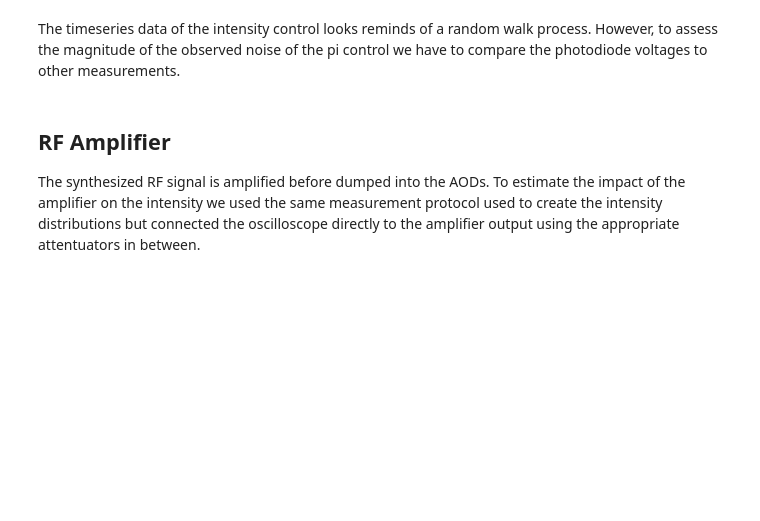
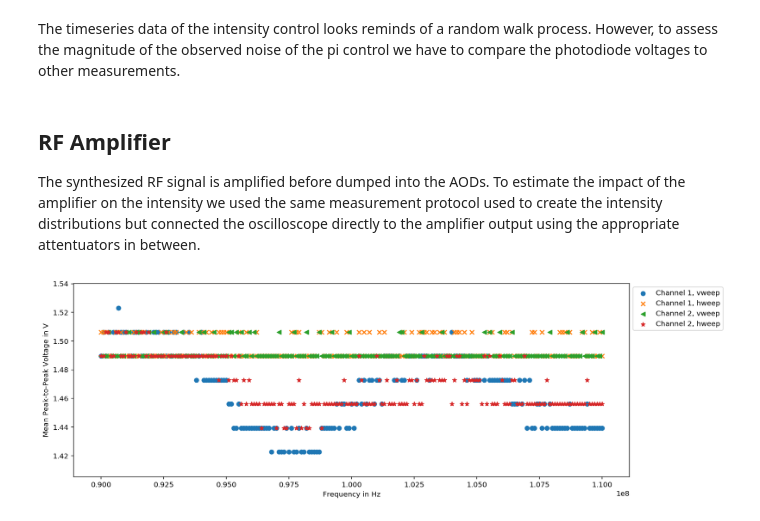
Before and after one commit to bodokaiser/bachelor-thesis, a Jupyter notebook: notebooks/Parameters.ipynb, the cells around one changed output. Saved outputs shown, nothing was run; the diff lists cells and outputs as text; code cells hidden in the pictures; blank space fills up the shorter version.

```diff
--- a/notebooks/Parameters.ipynb
+++ b/notebooks/Parameters.ipynb
@@ -42,3 +42,31 @@ The timeseries data of the intensity control looks reminds of a random walk proc
 ## RF Amplifier
 
 The synthesized RF signal is amplified before dumped into the AODs. To estimate the impact of the amplifier on the intensity we used the same measurement protocol used to create the intensity distributions but connected the oscilloscope directly to the amplifier output using the appropriate attentuators in between.
+# %%
+# can be found by using np.argwhere with time near -1 and +1 seconds
+start, stop = (19355, 45161)
+
+def peaktopeak(x):
+    return x.max() - x.min()
+
+rfamplifier = read.voltages('../datasets/rfamplifier0')
+rfamplifier['mean_voltage'] = rfamplifier['voltage'].map(lambda U: peaktopeak(U[start:stop]))
+rfamplifier.head(5)
+
+ch1v = rfamplifier[(rfamplifier['channel'] == 1) & (rfamplifier['mode'] == 'vertical')]
+ch1h = rfamplifier[(rfamplifier['channel'] == 1) & (rfamplifier['mode'] == 'horizontal')]
+
+ch2v = rfamplifier[(rfamplifier['channel'] == 2) & (rfamplifier['mode'] == 'vertical')]
+ch2h = rfamplifier[(rfamplifier['channel'] == 2) & (rfamplifier['mode'] == 'horizontal')]
+
+plt.figure(figsize=(14, 5))
+plt.xlabel('Frequency in Hz')
+plt.ylabel('Mean Peak-to-Peak Voltage in V')
+plt.scatter(ch1v['frequency'], ch1v['mean_voltage'], label='Channel 1, vweep')
+plt.scatter(ch1h['frequency'], ch1h['mean_voltage'], label='Channel 1, hweep', marker='x')
+plt.scatter(ch2v['frequency'], ch2v['mean_voltage'], label='Channel 2, vweep', marker='<')
+plt.scatter(ch2h['frequency'], ch2h['mean_voltage'], label='Channel 2, hweep', marker='*')
+plt.legend(bbox_to_anchor=(1,1), loc="upper left")
+plt.show()
+# %% [output]
+[figure, added]
```
Also changed, not shown: parts of 2 cells of this notebook, 1 other file.
